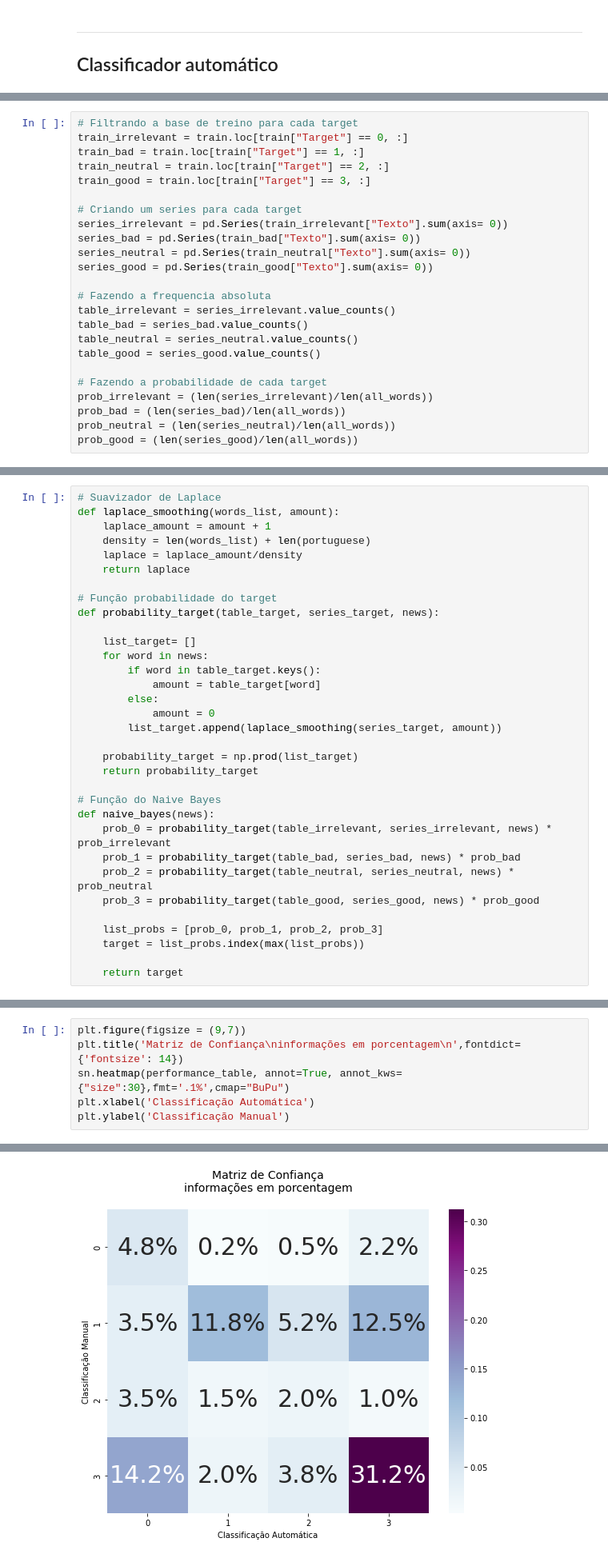
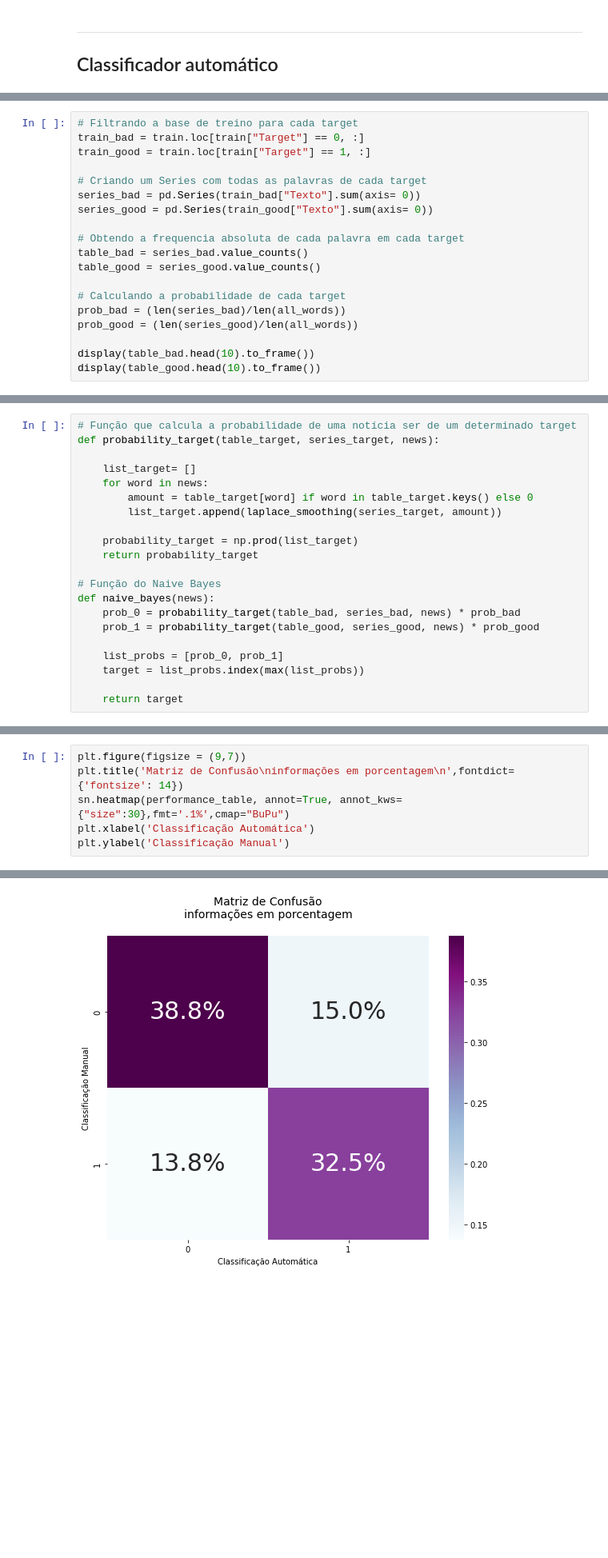
Before and after one commit to insper-classroom/22-2a-cd-p1-grupo_rafaeldbo, a Jupyter notebook: notebooks/relatorio.ipynb, the cells around one changed output, grey strips where cells are left out. Shown: that part at 80% size. Drawn from its saved outputs; the diff is of its cells as text; blank space fills up the shorter version.

```diff
--- a/notebooks/relatorio.ipynb
+++ b/notebooks/relatorio.ipynb
@@ -80,24 +103,19 @@ portuguese = list(set(all_words))
 # %%
 # Filtrando a base de treino para cada target
-train_irrelevant = train.loc[train["Target"] == 0, :]
-train_bad = train.loc[train["Target"] == 1, :]
-train_neutral = train.loc[train["Target"] == 2, :]
-train_good = train.loc[train["Target"] == 3, :]
+train_bad = train.loc[train["Target"] == 0, :]
+train_good = train.loc[train["Target"] == 1, :]
 
-# Criando um series para cada target
-series_irrelevant = pd.Series(train_irrelevant["Texto"].sum(axis= 0))
+# Criando um Series com todas as palavras de cada target
 series_bad = pd.Series(train_bad["Texto"].sum(axis= 0))
-series_neutral = pd.Series(train_neutral["Texto"].sum(axis= 0))
 series_good = pd.Series(train_good["Texto"].sum(axis= 0))
 
-# Fazendo a frequencia absoluta
-table_irrelevant = series_irrelevant.value_counts()
+# Obtendo a frequencia absoluta de cada palavra em cada target
 table_bad = series_bad.value_counts()
-table_neutral = series_neutral.value_counts()
 table_good = series_good.value_counts()
 
-# Fazendo a probabilidade de cada target
-prob_irrelevant = (len(series_irrelevant)/len(all_words))
+# Calculando a probabilidade de cada target
 prob_bad = (len(series_bad)/len(all_words))
-prob_neutral = (len(series_neutral)/len(all_words))
 prob_good = (len(series_good)/len(all_words))
+
+display(table_bad.head(10).to_frame())
+display(table_good.head(10).to_frame())
@@ -104,20 +174,10 @@ prob_good = (len(series_good)/len(all_words))
 # %%
-# Suavizador de Laplace
-def laplace_smoothing(words_list, amount):
-    laplace_amount = amount + 1
-    density = len(words_list) + len(portuguese)
-    laplace = laplace_amount/density
-    return laplace
-
-# Função probabilidade do target
+# Função que calcula a probabilidade de uma notícia ser de um determinado target
 def probability_target(table_target, series_target, news):
 
     list_target= []
     for word in news:
-        if word in table_target.keys():
-            amount = table_target[word]
-        else:
-            amount = 0
+        amount = table_target[word] if word in table_target.keys() else 0
         list_target.append(laplace_smoothing(series_target, amount))
 
     probability_target = np.prod(list_target)
@@ -125,12 +185,10 @@ def probability_target(table_target, series_target, news):
 
 # Função do Naive Bayes
 def naive_bayes(news):
-    prob_0 = probability_target(table_irrelevant, series_irrelevant, news) * prob_irrelevant
-    prob_1 = probability_target(table_bad, series_bad, news) * prob_bad
-    prob_2 = probability_target(table_neutral, series_neutral, news) * prob_neutral
-    prob_3 = probability_target(table_good, series_good, news) * prob_good
+    prob_0 = probability_target(table_bad, series_bad, news) * prob_bad
+    prob_1 = probability_target(table_good, series_good, news) * prob_good
 
-    list_probs = [prob_0, prob_1, prob_2, prob_3]
+    list_probs = [prob_0, prob_1]
     target = list_probs.index(max(list_probs))
 
     return target
@@ -141,10 +231,10 @@ test["Classificacao"] = test["Texto"].apply(naive_bayes)
 performance_table = pd.crosstab(test["Classificacao"], test["Target"], normalize=True)
 # %%
 plt.figure(figsize = (9,7))
-plt.title('Matriz de Confiança\ninformações em porcentagem\n',fontdict={'fontsize': 14})
+plt.title('Matriz de Confusão\ninformações em porcentagem\n',fontdict={'fontsize': 14})
 sn.heatmap(performance_table, annot=True, annot_kws={"size":30},fmt='.1%',cmap="BuPu")
 plt.xlabel('Classificação Automática')
 plt.ylabel('Classificação Manual')
 # %% [output]
 Text(60.0, 0.5, 'Classificação Manual')
-[figure, old version]
+[figure, new version]
```
Also changed, not shown: parts of 41 cells of this notebook, 7 other files.
